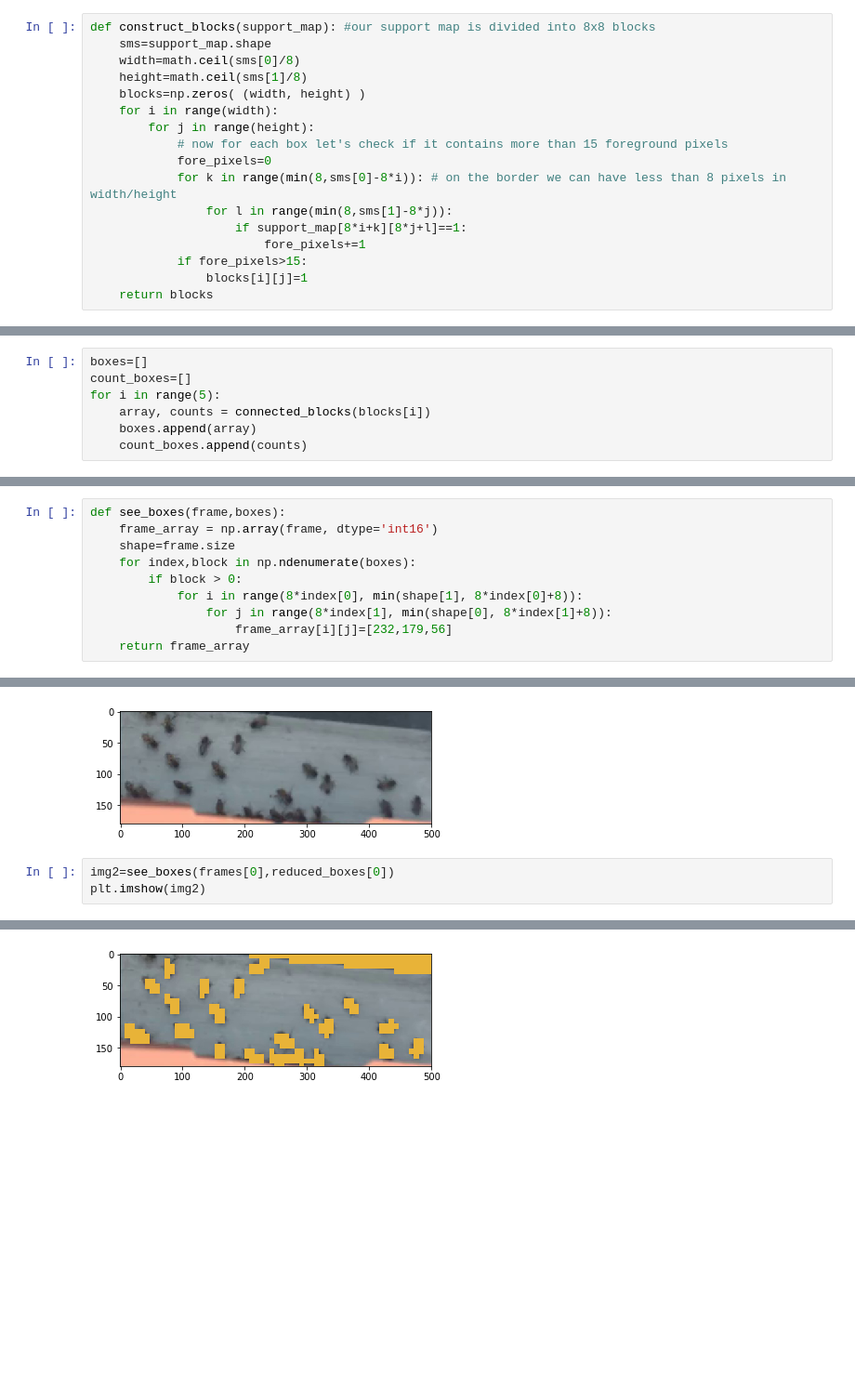
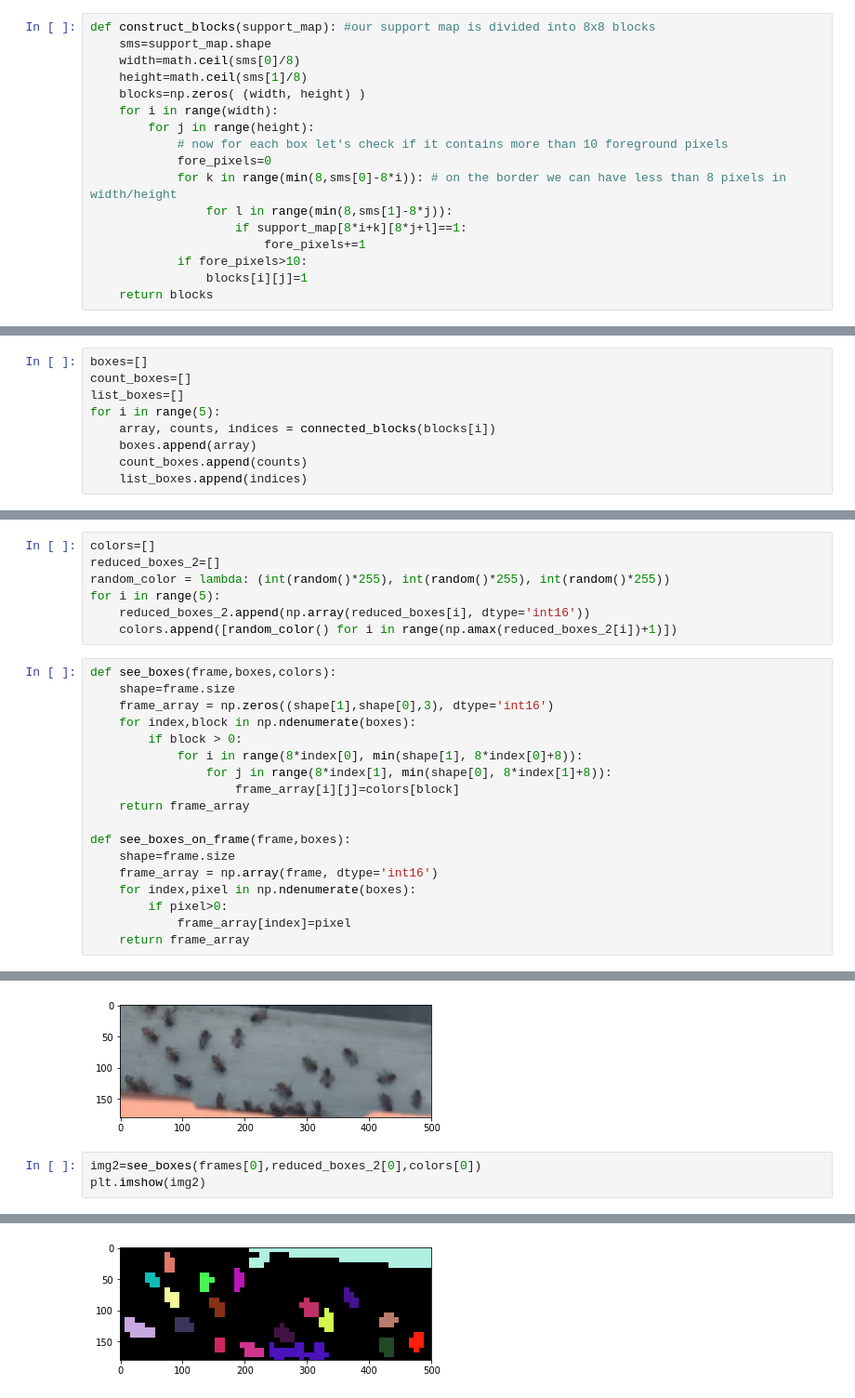
Before and after one commit to kolo-abb/Random-Scripts-And-Notes, a Jupyter notebook: Graph-Segmentation/object_tracking/tracking.ipynb, the cells around one changed output, grey strips where cells are left out. Shown at 93% size. Saved outputs shown, nothing was run; the diff lists cells and outputs as text; blank space fills up the shorter version.

```diff
--- a/Graph-Segmentation/object_tracking/tracking.ipynb
+++ b/Graph-Segmentation/object_tracking/tracking.ipynb
@@ -135,13 +136,13 @@ def construct_blocks(support_map): #our support map is divided into 8x8 blocks
     blocks=np.zeros( (width, height) )
     for i in range(width):
         for j in range(height):
-            # now for each box let's check if it contains more than 15 foreground pixels
+            # now for each box let's check if it contains more than 10 foreground pixels
             fore_pixels=0
             for k in range(min(8,sms[0]-8*i)): # on the border we can have less than 8 pixels in width/height
                 for l in range(min(8,sms[1]-8*j)):
                     if support_map[8*i+k][8*j+l]==1:
                         fore_pixels+=1
-            if fore_pixels>15:
+            if fore_pixels>10:
                 blocks[i][j]=1
     return blocks
 # %%
@@ -193,10 +201,12 @@ def connected_blocks(array):
 # %%
 boxes=[]
 count_boxes=[]
+list_boxes=[]
 for i in range(5):
-    array, counts = connected_blocks(blocks[i])
+    array, counts, indices = connected_blocks(blocks[i])
     boxes.append(array)
     count_boxes.append(counts)
+    list_boxes.append(indices)
 # %%
 plt.imshow(boxes[0])
 # %% [output]
@@ -254,10 +272,25 @@ plt.imshow(reduced_boxes[0])
+# %%
+colors=[]
+reduced_boxes_2=[]
+random_color = lambda: (int(random()*255), int(random()*255), int(random()*255))
+for i in range(5):
+    reduced_boxes_2.append(np.array(reduced_boxes[i], dtype='int16'))
+    colors.append([random_color() for i in range(np.amax(reduced_boxes_2[i])+1)])
 # %%
-def see_boxes(frame,boxes):
-    frame_array = np.array(frame, dtype='int16')
+def see_boxes(frame,boxes,colors):
     shape=frame.size
+    frame_array = np.zeros((shape[1],shape[0],3), dtype='int16')
     for index,block in np.ndenumerate(boxes):
         if block > 0:
             for i in range(8*index[0], min(shape[1], 8*index[0]+8)):
                 for j in range(8*index[1], min(shape[0], 8*index[1]+8)):
-                    frame_array[i][j]=[232,179,56]
+                    frame_array[i][j]=colors[block]
     return frame_array
+
+def see_boxes_on_frame(frame,boxes):
+    shape=frame.size
+    frame_array = np.array(frame, dtype='int16')
+    for index,pixel in np.ndenumerate(boxes):
+        if pixel>0:
+            frame_array[index]=pixel
+    return frame_array
@@ -267,8 +327,8 @@ plt.imshow(frames[0])
 <matplotlib.image.AxesImage at 0x...>
 [figure]
 # %%
-img2=see_boxes(frames[0],reduced_boxes[0])
+img2=see_boxes(frames[0],reduced_boxes_2[0],colors[0])
 plt.imshow(img2)
 # %% [output]
 <matplotlib.image.AxesImage at 0x...>
-[figure, old version]
+[figure, new version]
```
Also changed, not shown: parts of 58 cells of this notebook.
